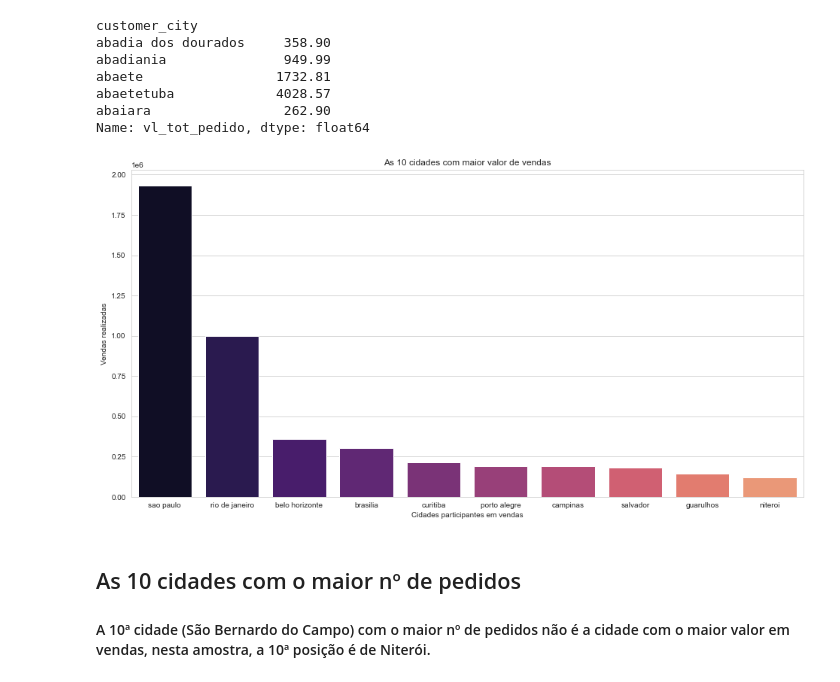
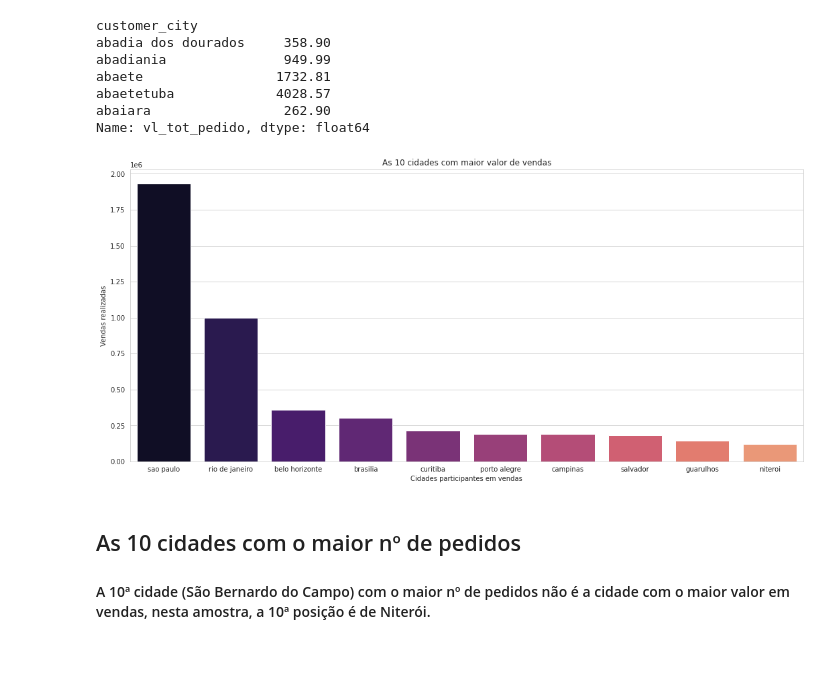
Before and after one commit to itimes-digital/olist_analise, a Jupyter notebook: olist_analise_de_negocio.ipynb, the cells around one changed output. Cells and saved outputs as stored; diff of their text form; code cells hidden in the pictures; blank space fills up the shorter version.

```diff
--- a/olist_analise_de_negocio.ipynb
+++ b/olist_analise_de_negocio.ipynb
@@ -1000,24 +974,24 @@ Name: vl_tot_pedido, dtype: float64
 # %%
 sns.set_style("whitegrid")
 
-plt.figure(figsize=(16,8))
+plt.figure(figsize=(18,8))
 plt.title("As 10 cidades com maior valor de vendas")
 
 ds_cidade_valor_vendas = ds_cidade_valor_vendas.sort_values(ascending=False)
 
 ds_cidade_valor_vendas = ds_cidade_valor_vendas.iloc[0:10]
 
 sns.barplot(x=ds_cidade_valor_vendas.index,
             y=ds_cidade_valor_vendas.values,
             palette=sns.color_palette("magma", n_colors=len(ds_cidade_valor_vendas) + 2)).set(
     xlabel='Cidades participantes em vendas',
     ylabel='Vendas realizadas'
 )
 locs, labels = plt.xticks()
 plt.setp(labels, rotation=0, horizontalalignment='center')
 plt.show()
 # %% [output]
-[figure, old version]
+[figure, new version]
 # %% [markdown]
 ## As 10 cidades com o maior nº de pedidos
 
```
Also changed, not shown: parts of 71 cells of this notebook.
